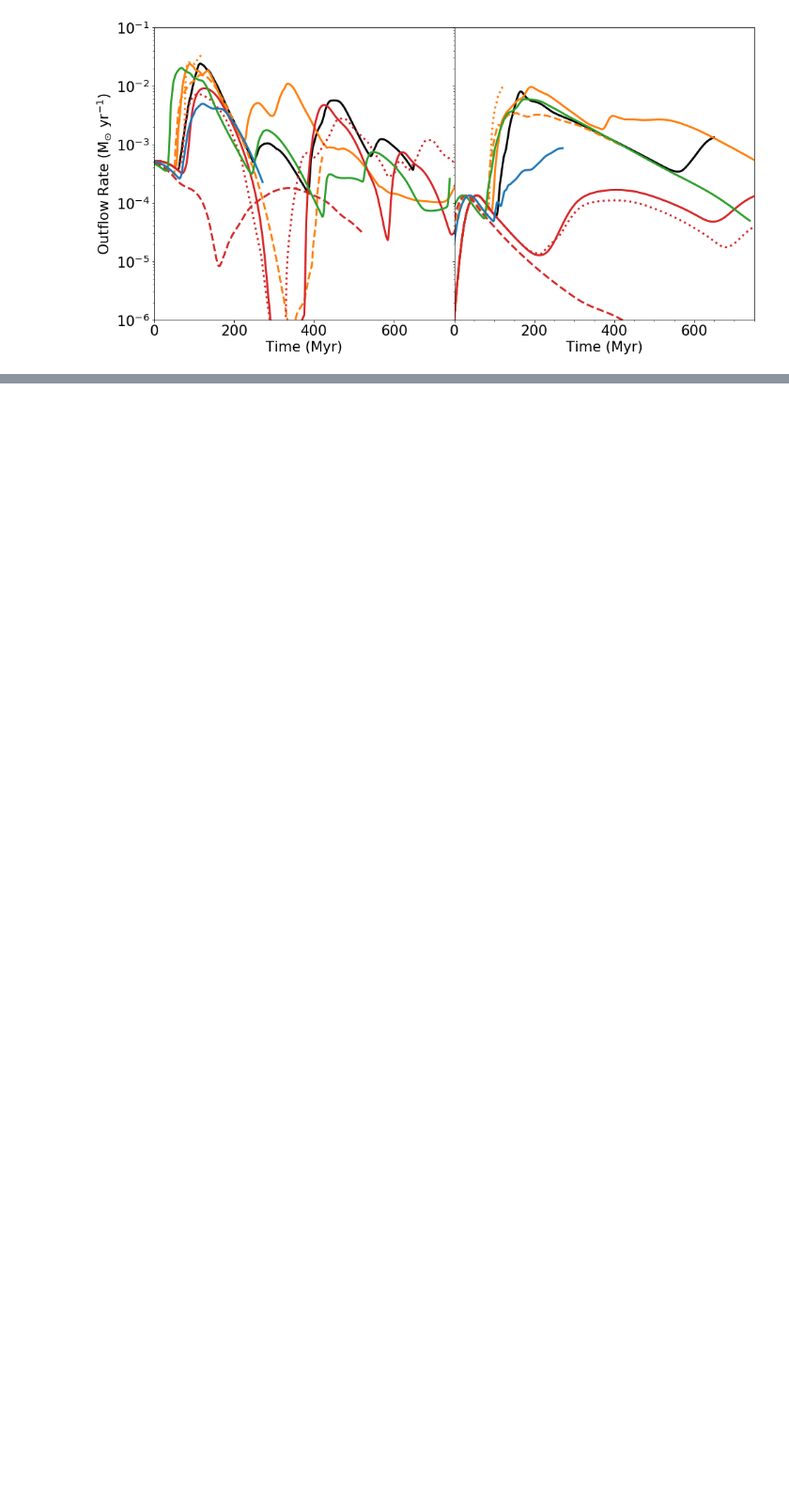
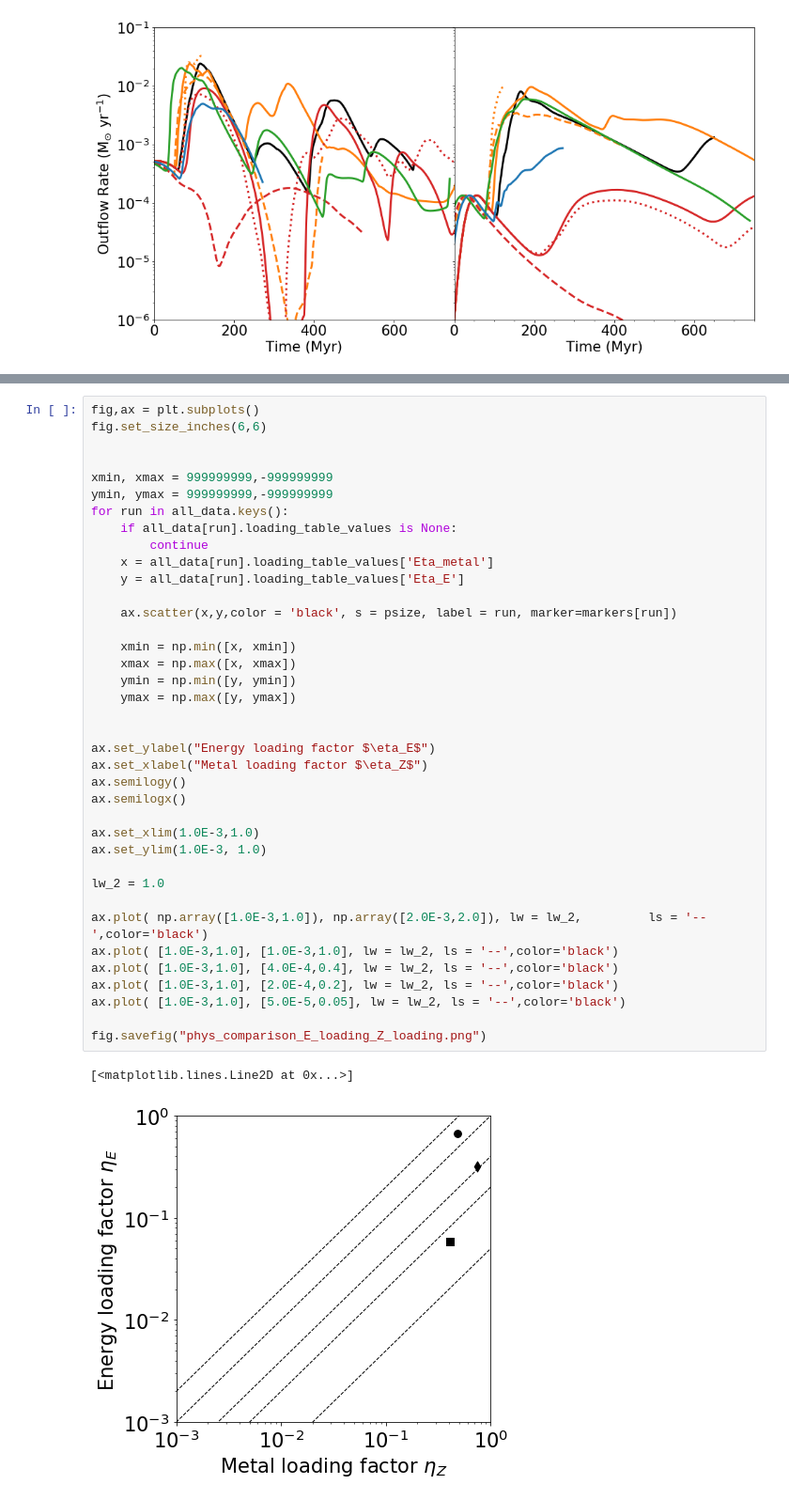
Before and after one commit to aemerick/galaxy_analysis, a Jupyter notebook: notebooks/physics_analysis.ipynb, the cells around one changed output, grey strips where cells are left out. Shown at 94% size. Saved outputs shown, nothing was run; the diff lists cells and outputs as text; blank space fills up the shorter version.

```diff
--- a/notebooks/physics_analysis.ipynb
+++ b/notebooks/physics_analysis.ipynb
@@ -1065,0 +1149,41 @@ array([0.0005117 , 0.00051338, 0.00051484, 0.00051607, 0.00051722,
+# %%
+fig,ax = plt.subplots()
+fig.set_size_inches(6,6)
+
+
+xmin, xmax = 999999999,-999999999
+ymin, ymax = 999999999,-999999999
+for run in all_data.keys():
+    if all_data[run].loading_table_values is None:
+        continue
+    x = all_data[run].loading_table_values['Eta_metal']
+    y = all_data[run].loading_table_values['Eta_E']
+
+    ax.scatter(x,y,color = 'black', s = psize, label = run, marker=markers[run])
+
+    xmin = np.min([x, xmin])
+    xmax = np.max([x, xmax])
+    ymin = np.min([y, ymin])
+    ymax = np.max([y, ymax])
+
+
+ax.set_ylabel("Energy loading factor $\eta_E$")
+ax.set_xlabel("Metal loading factor $\eta_Z$")
+ax.semilogy()
+ax.semilogx()
+
+ax.set_xlim(1.0E-3,1.0)
+ax.set_ylim(1.0E-3, 1.0)
+
+lw_2 = 1.0
+
+ax.plot( np.array([1.0E-3,1.0]), np.array([2.0E-3,2.0]), lw = lw_2,         ls = '--',color='black')
+ax.plot( [1.0E-3,1.0], [1.0E-3,1.0], lw = lw_2, ls = '--',color='black')
+ax.plot( [1.0E-3,1.0], [4.0E-4,0.4], lw = lw_2, ls = '--',color='black')
+ax.plot( [1.0E-3,1.0], [2.0E-4,0.2], lw = lw_2, ls = '--',color='black')
+ax.plot( [1.0E-3,1.0], [5.0E-5,0.05], lw = lw_2, ls = '--',color='black')
+
+fig.savefig("phys_comparison_E_loading_Z_loading.png")
+# %% [output]
+[<matplotlib.lines.Line2D at 0x...>]
+[figure, added]
```
Also changed, not shown: parts of 8 cells of this notebook.
